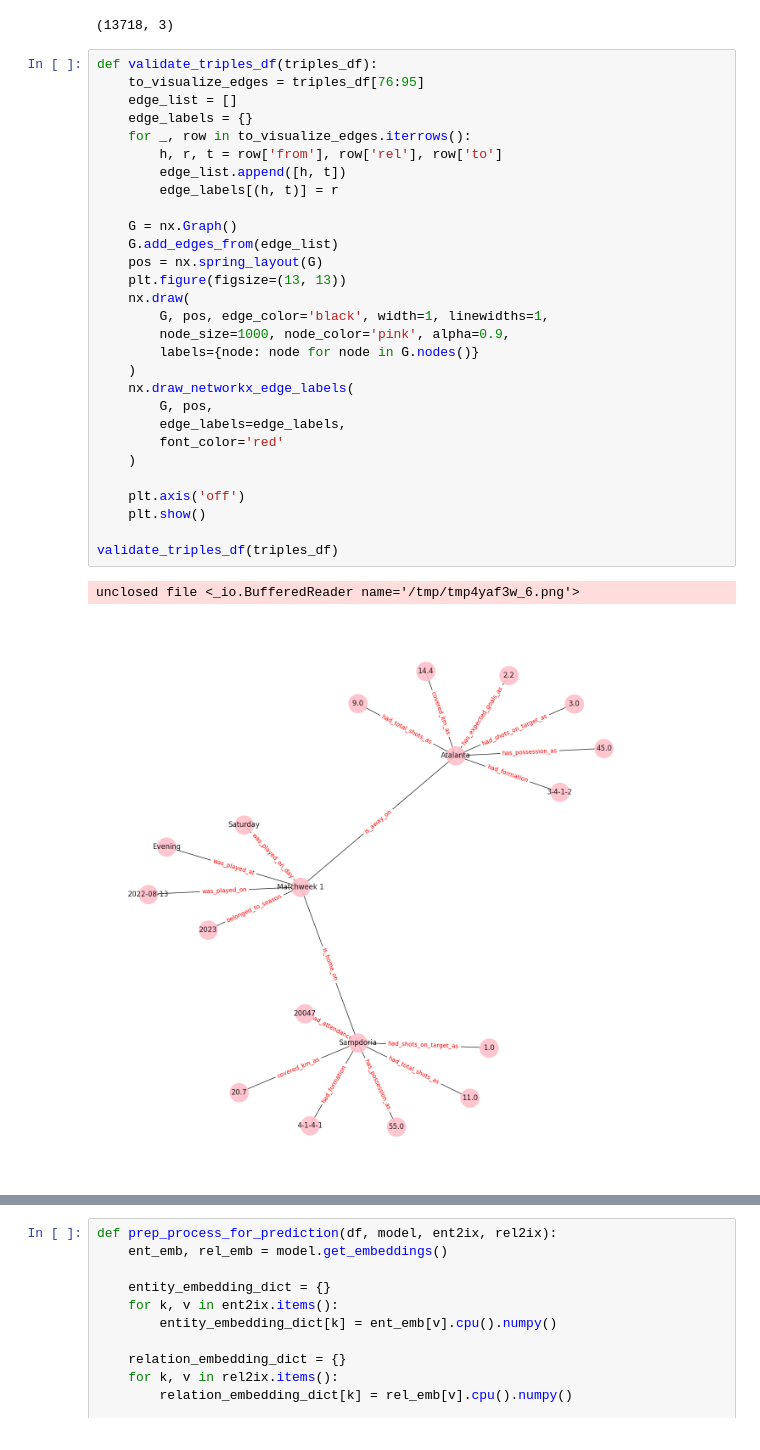
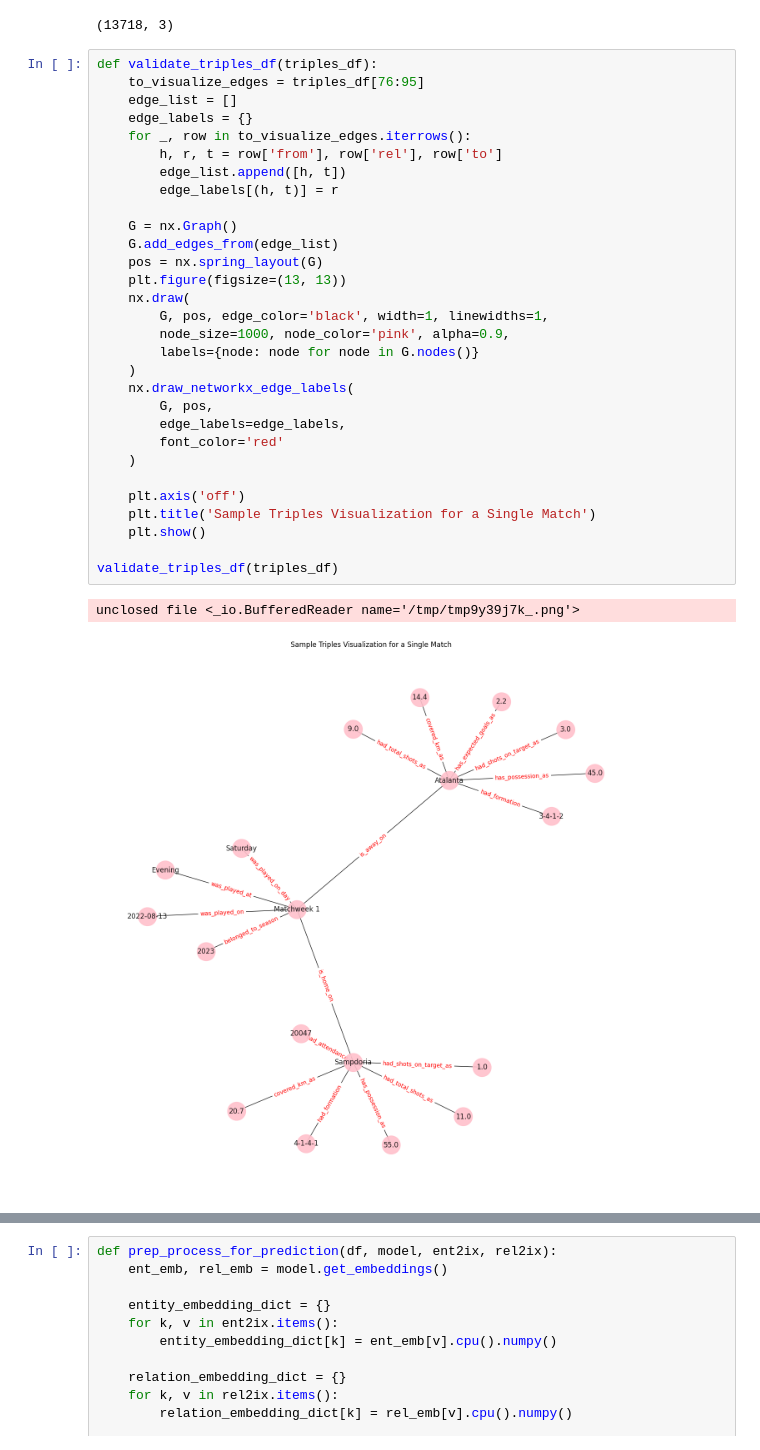
Before and after one commit to ozogxyz/mipt-devops-labs, a Jupyter notebook: lab03/assignment03_clearML.ipynb, the cells around one changed output, grey strips where cells are left out. Drawn from its saved outputs; the diff is of its cells as text.

```diff
--- a/lab03/assignment03_clearML.ipynb
+++ b/lab03/assignment03_clearML.ipynb
@@ -196,32 +212,33 @@ triples_df = generate_triples_df(cleaned_df)
 # %%
 def validate_triples_df(triples_df):
     to_visualize_edges = triples_df[76:95]
     edge_list = []
     edge_labels = {}
     for _, row in to_visualize_edges.iterrows():
         h, r, t = row['from'], row['rel'], row['to']
         edge_list.append([h, t])
         edge_labels[(h, t)] = r
 
     G = nx.Graph()
     G.add_edges_from(edge_list)
     pos = nx.spring_layout(G)
     plt.figure(figsize=(13, 13))
     nx.draw(
         G, pos, edge_color='black', width=1, linewidths=1,
         node_size=1000, node_color='pink', alpha=0.9,
         labels={node: node for node in G.nodes()}
     )
     nx.draw_networkx_edge_labels(
         G, pos,
         edge_labels=edge_labels,
         font_color='red'
     )
 
     plt.axis('off')
+    plt.title('Sample Triples Visualization for a Single Match')
     plt.show()
 
 validate_triples_df(triples_df)
 # %% [output]
-unclosed file <_io.BufferedReader name='/tmp/tmp4yaf3w_6.png'>
+unclosed file <_io.BufferedReader name='/tmp/tmp9y39j7k_.png'>
-[figure, old version]
+[figure, new version]
```
Also changed, not shown: parts of 25 cells of this notebook, 2 other files.
